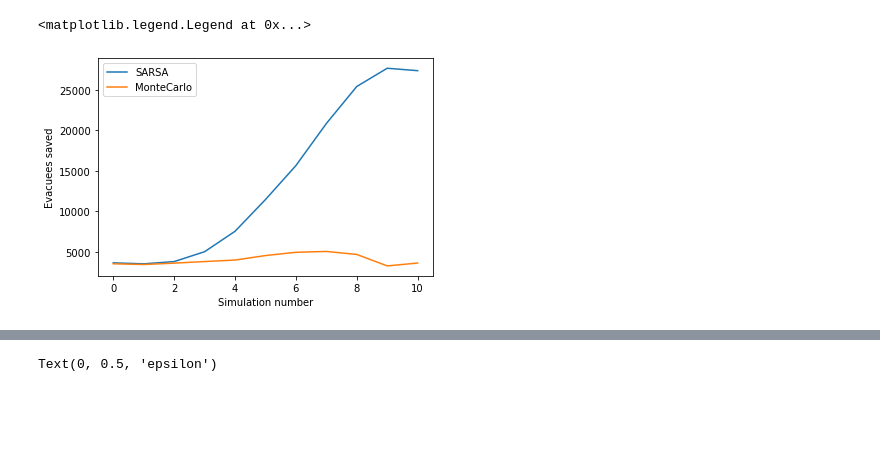
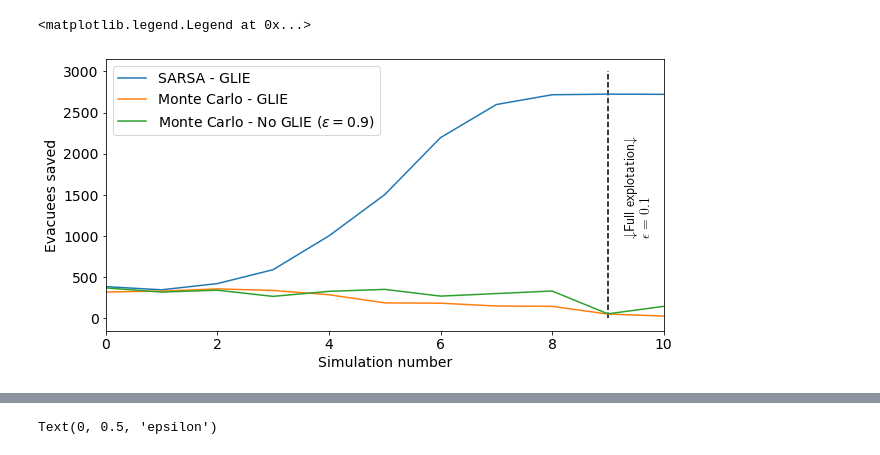
Before and after one commit to erick2307/tsuevac, a Jupyter notebook: plot_survivors.ipynb, the cells around one changed output, grey strips where cells are left out. Cells and saved outputs as stored; diff of their text form; code cells hidden in the pictures; blank space fills up the shorter version.

```diff
--- a/plot_survivors.ipynb
+++ b/plot_survivors.ipynb
@@ -1,22 +1,34 @@
 # %%
 import pandas as pd
 
-data_ql = pd.read_csv('./kochi/state_eraseme/survivorsPerSim_1x10.csv',names=['n','evacuated'])
-data_mc = pd.read_csv('./kochi/state_eraseme_mc/survivorsPerSim_1x10.csv',names=['n','evacuated'])
-# data_ql = pd.read_csv('./arahama/state_case_sarsa_arahama_67_7_new/survivorsPerSim_1x100csv',names=['n','evacuated'])
-# data_s = pd.read_csv('./arahama/state_case_sarsa_arahama_67_7/survivorsPerSim_1x610csv',names=['n','evacuated'])
-# data_mc = pd.read_csv('./arahama/state_case_mc_arahama_67_7/survivorsPerSim_1x610csv',names=['n','evacuated'])
-# data_mc = pd.read_csv('./arahama/state_case_mc_arahama_67_7_new/survivorsPerSim_1x100csv',names=['n','evacuated'])
+#data_ql = pd.read_csv('./kochi/state_eraseme/survivorsPerSim_1x10.csv',names=['n','evacuated'])
+#data_mc = pd.read_csv('./kochi/state_eraseme_mc/survivorsPerSim_1x10.csv',names=['n','evacuated'])
+
+# data_ql = pd.read_csv('./arahama/state_case_sarsa_arahama_67_7_new/survivorsPerSim_1x100.csv',names=['n','evacuated'])
+# data_mc = pd.read_csv('./arahama/state_case_mc_arahama_67_7_new/survivorsPerSim_1x100.csv',names=['n','evacuated'])
+
+#data_ql = pd.read_csv('./arahama/state_case_sarsa_arahama_67_7/survivorsPerSim_1x610.csv',names=['n','evacuated'])
+#data_mc = pd.read_csv('./arahama/state_case_mc_arahama_67_7/survivorsPerSim_1x610.csv',names=['n','evacuated'])
+
+# data_ql = pd.read_csv('./kochi/state_sarsa_30_15/survivorsPerSim_1x100.csv',names=['n','evacuated'])
+# data_mc = pd.read_csv('./kochi/state_mc_30_15/survivorsPerSim_1x100.csv',names=['n','evacuated'])
+
+data_ql = pd.read_csv('./arahama/state_sarsa_67_15/survivorsPerSim_1x10.csv',names=['n','evacuated'])
+data_mc_g = pd.read_csv('./arahama/state_mc_67_15_0/survivorsPerSim_1x10.csv',names=['n','evacuated']) #wGLIE
+data_mc = pd.read_csv('./arahama/state_mc_67_15/survivorsPerSim_1x10.csv',names=['n','evacuated']) #woGLIE
-# %%
-ax = data_ql.evacuated.plot(label="SARSA")
-# data_s.evacuated.plot(label="SARSA")
-data_mc.evacuated.plot(ax=ax,label="MonteCarlo")
-# data_mc.evacuated.plot(label="MonteCarlo")
-ax.set_xlabel("Simulation number")
-ax.set_ylabel("Evacuees saved")
-# ax.set_xticks([i for i in range(0,110,10)])
-# ax.set_xticklabels([4390+i for i in range(0,110,10)])
-ax.legend()
-# %% [output]
-<matplotlib.legend.Legend at 0x...>
-[figure, removed]
+# %%
+fig,ax = plt.subplots(figsize=(10,5))
+ax = data_ql.evacuated.plot(label="SARSA - GLIE")
+data_mc_g.evacuated.plot(ax=ax,label="Monte Carlo - GLIE")
+data_mc.evacuated.plot(ax=ax,label="Monte Carlo - No GLIE ($\epsilon=0.9$)")
+ax.set_xlabel("Simulation number",fontsize=14)
+ax.set_ylabel("Evacuees saved",fontsize=14)
+plt.xticks(fontsize=14)
+plt.yticks(fontsize=14)
+plt.vlines(9,0,3000,color='k',linestyles='--')
+plt.xlim(0,10)
+plt.text(9.3,1000,'$\downarrow$Full explotation$\downarrow$\n$\epsilon=0.1$',rotation='vertical',usetex=True,fontsize=14)
+ax.legend(loc=2,fontsize=14)
+# %% [output]
+<matplotlib.legend.Legend at 0x...>
+[figure, added]
```
Also changed, not shown: parts of 1 cell of this notebook, 19 other files.
